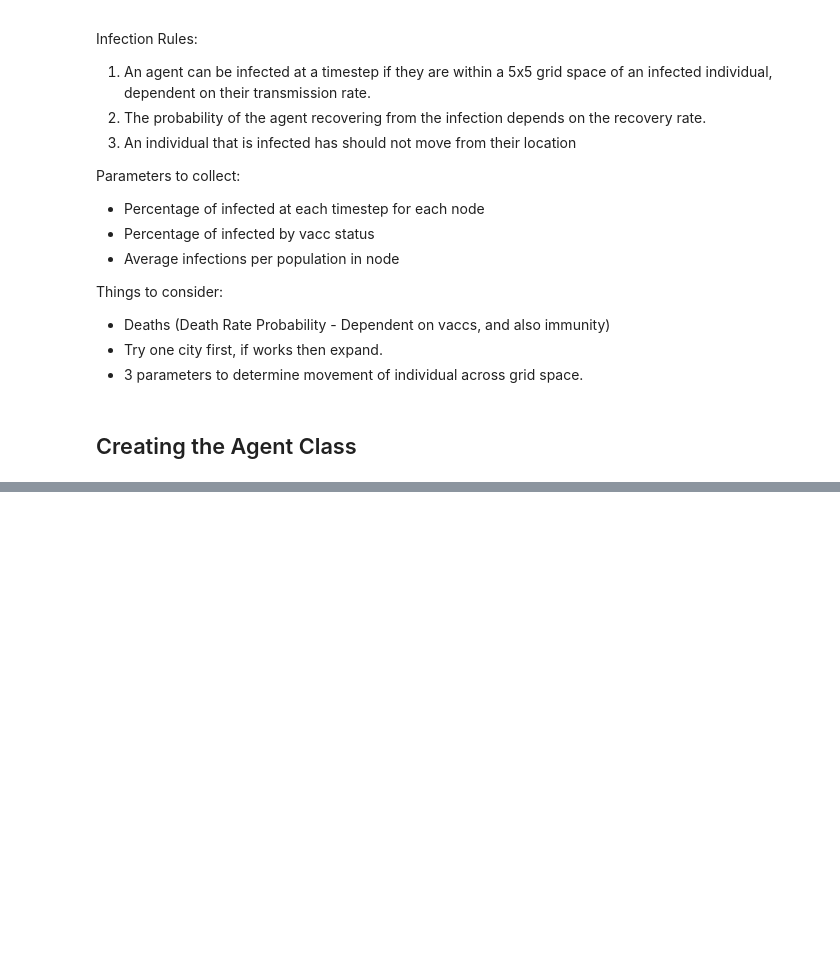
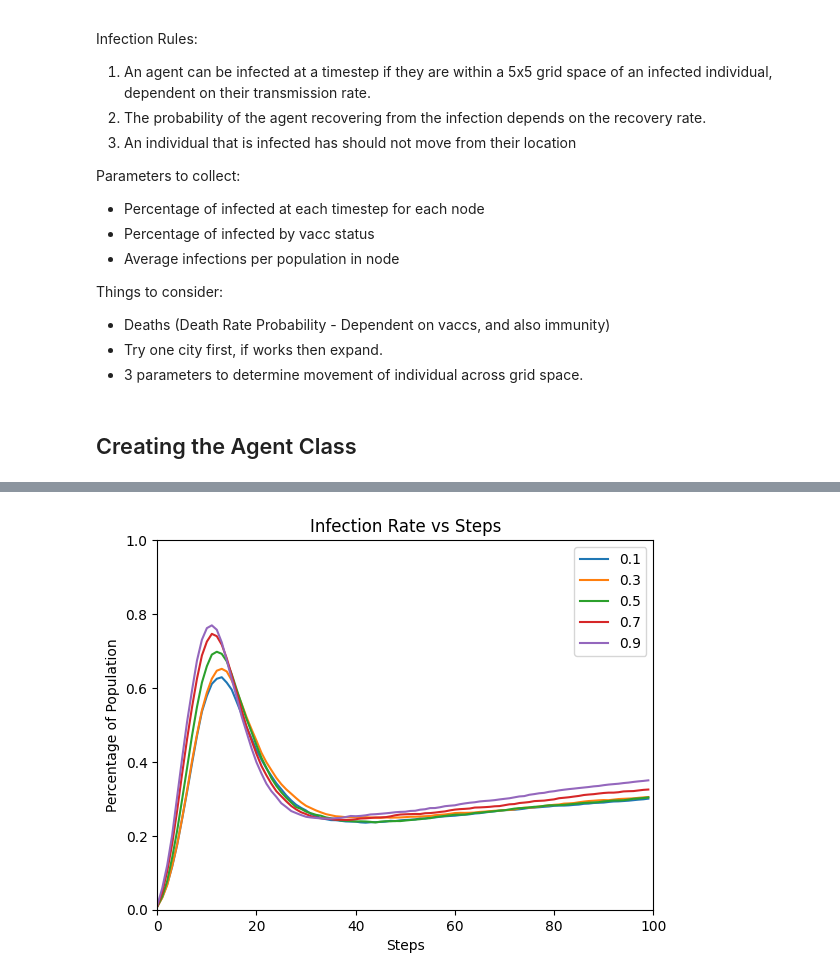
Before and after one commit to danieltobiastan97/diseasesABM, a Jupyter notebook: project.ipynb, the cells around one changed output, grey strips where cells are left out. Cells and saved outputs as stored; diff of their text form; code cells hidden in the pictures; blank space fills up the shorter version.

```diff
--- a/project.ipynb
+++ b/project.ipynb
@@ -278,4 +334,0 @@ sub = Suburb()
-# %%
-# number of humans on the grid, and the timestep
-c, s = sub.step(1000, 50)
-c
@@ -303,0 +345,28 @@ plt.plot(s)
+# %%
+v_hyper = [0.1, 0.3, 0.5, 0.7, 0.9]
+decision_vaccine = 0.7
+steps = 100
+
+# 10 simulations for each hyperparameter
+c_hyper = np.zeros((10,steps))
+
+for param in v_hyper:
+    for i in range(10):
+        vaccine_multiplier = param
+        sub = Suburb()
+        c_hyper[i], _, _, _, _ = sub.step(1000, steps, show_plot = False)
+
+    # take average of 10 simulations
+    c_avg = np.average(c_hyper, axis=0)
+    plt.plot(c_avg)
+    plt.legend(v_hyper)
+
+# plot axes
+plt.xlabel('Steps')
+plt.ylabel('Percentage of Population')
+plt.title('Infection Rate vs Steps')
+plt.ylim(0,1)
+plt.xlim(0,steps)
+plt.show()
+# %% [output]
+[figure, added]
```
Also changed, not shown: parts of 31 cells of this notebook.
